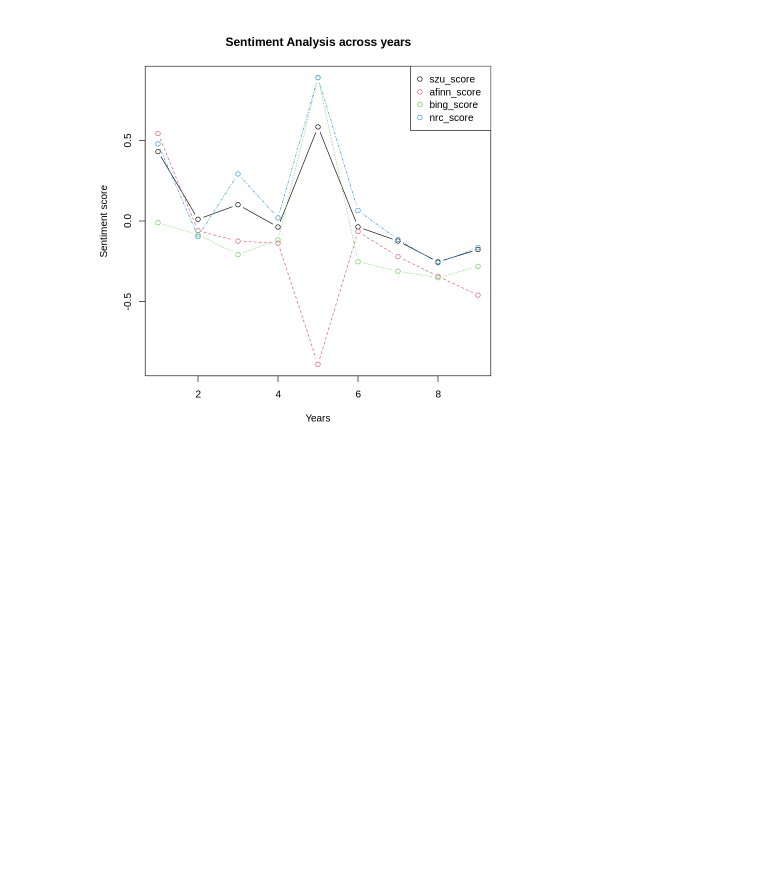
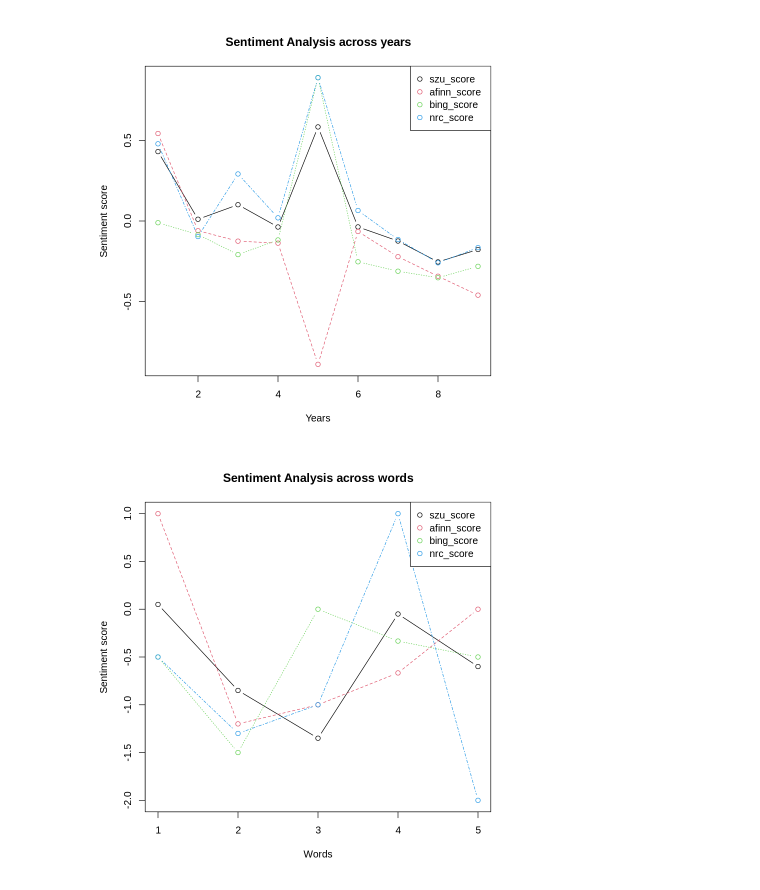
Before and after one commit to GuptaNavdeep1983/CS688, a Jupyter notebook: Question3-SentiAnalysis.ipynb, the cells around one changed output. Saved outputs shown, nothing was run; the diff lists cells and outputs as text; code cells hidden in the pictures; blank space fills up the shorter version.

```diff
--- a/Question3-SentiAnalysis.ipynb
+++ b/Question3-SentiAnalysis.ipynb
@@ -62,2 +64,36 @@ A data.frame: 9 × 4
 # %% [output]
 [figure]
+# %%
+# @title Calculate keywordwise sentiments
+
+words <- c("Obesity", "Cancer", "Covid-19", "wearable", "mental health", "influenza")
+wordwise_data = list()
+for (word in words)
+{
+  datalist = list()
+  title_by_word <- data[grepl(word, data$title), 'title']
+  i <- 1
+  for (title in title_by_word)
+  {
+    szu_score <- get_sentiment(title,	method="syuzhet")
+    afinn_score <- get_sentiment(title,	method="afinn")
+    bing_score <- get_sentiment(title,	method="bing")
+    nrc_score <- get_sentiment(title,	method="nrc")
+    dat <- data.frame("szu_score"=szu_score,"afinn_score"=afinn_score,"bing_score"=bing_score,"nrc_score"=nrc_score)
+    datalist[[i]] <- dat # add it to your list
+    i <- i + 1
+  }
+  tmp <- do.call(rbind, datalist)
+  tmp$szu_score <- as.numeric(tmp$szu_score)
+  tmp$afinn_score <- as.numeric(tmp$afinn_score)
+  tmp$bing_score <- as.numeric(tmp$bing_score)
+  tmp$nrc_score <- as.numeric(tmp$nrc_score)
+  wordwise_data[[word]] <- data.frame("szu_score"=mean(tmp$szu_score),"afinn_score"=mean(tmp$afinn_score),"bing_score"=mean(tmp$bing_score),"nrc_score"=mean(tmp$nrc_score))
+}
+all_words <- do.call(rbind, wordwise_data)
+all_words <- all_words %>% drop_na()
+# %%
+ matplot(all_words, type = c("b"),pch=1,col = 1:4, xlab='Words',ylab = 'Sentiment score', main = "Sentiment Analysis across words") #plot
+ legend("topright", legend = colnames(all_years), col=1:4, pch=1, x) # optional legend
+# %% [output]
+[figure, added]
```
Also changed, not shown: parts of 3 cells of this notebook.
